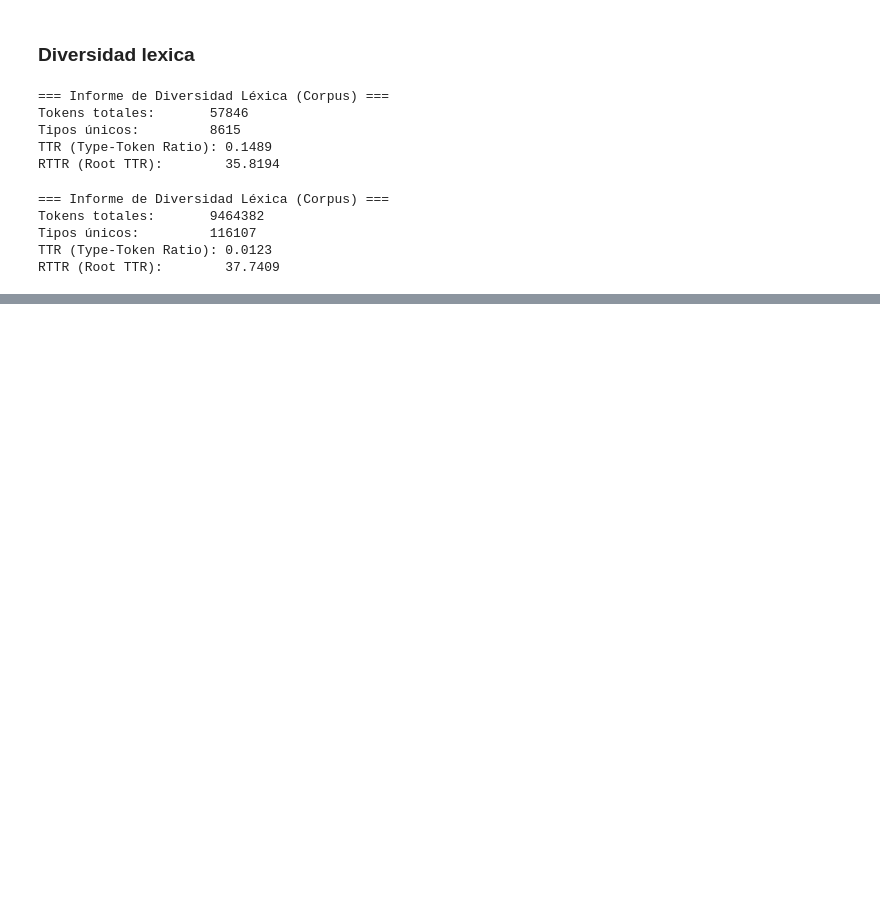
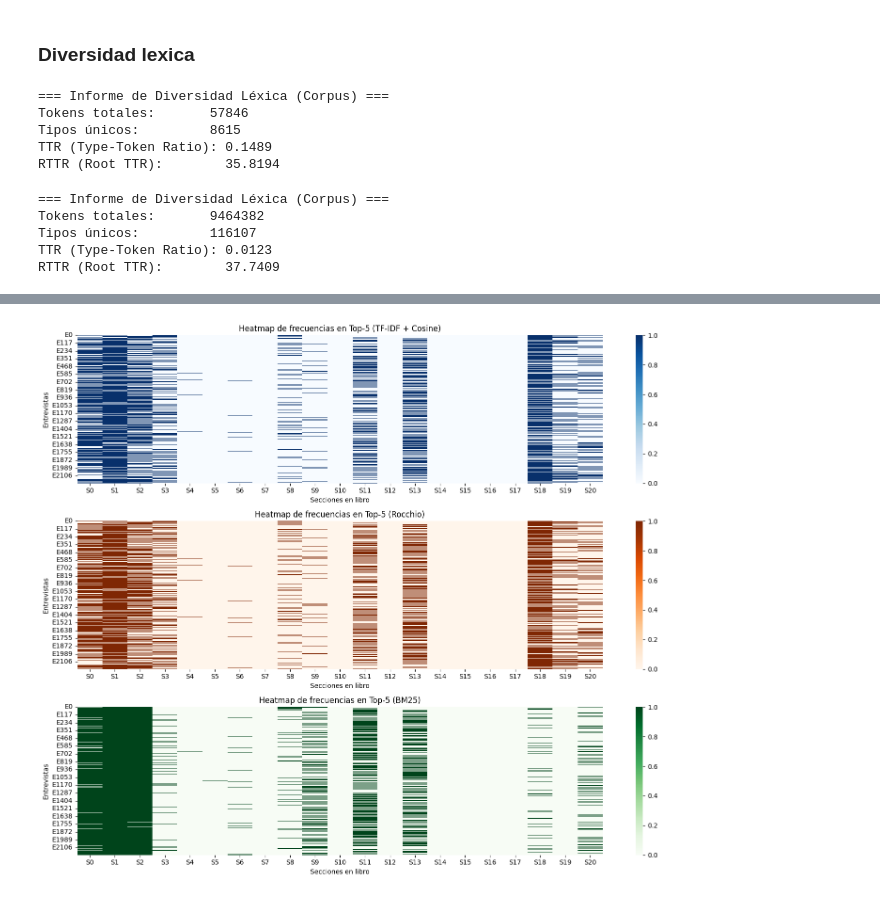
Before and after one commit to CristianCardozoAmin/procesamiento_lenguaje_natural_javer, a Jupyter notebook: taller_ir/notebooks/main_pipeline.ipynb, the cells around one changed output, grey strips where cells are left out. Cells and saved outputs as stored; diff of their text form; code cells hidden in the pictures; blank space fills up the shorter version.

```diff
--- a/taller_ir/notebooks/main_pipeline.ipynb
+++ b/taller_ir/notebooks/main_pipeline.ipynb
@@ -308,0 +437,10 @@ RTTR (Root TTR):        37.7409
+# %%
+def compute_similarities(doc):
+    # Transform single doc into TF-IDF using the trained vectorizer
+    response = tfidf.transform([doc])
+    # Cosine similarity vs. all docs in libro
+    sims = cosine_similarity(response, tfs)[0]  # [0] to flatten 2D → 1D array
+    return sims
+
+# Apply row by row
+df_testimonios["cosine_similarities"] = df_testimonios["contenido_texto"].apply(compute_similarities)
@@ -308,0 +810,32 @@ RTTR (Root TTR):        37.7409
+# %%
+cosine_count = build_top5_count_matrix(df_testimonios, "top_matches", len(df_libro))
+rocchio_count = build_top5_count_matrix(df_testimonios, "rocchio_top", len(df_libro))
+bm25_count   = build_top5_count_matrix(df_testimonios, "bm25_top", len(df_libro))
+# %%
+plt.figure(figsize=(15,12))
+
+# --- TF-IDF + Cosine ---
+plt.subplot(3,1,1)
+sns.heatmap(cosine_count, cmap="Blues", cbar=True, annot=False)
+plt.title("Heatmap de frecuencias en Top-5 (TF-IDF + Cosine)")
+plt.xlabel("Secciones en libro")
+plt.ylabel("Entrevistas")
+
+# --- Rocchio ---
+plt.subplot(3,1,2)
+sns.heatmap(rocchio_count, cmap="Oranges", cbar=True, annot=False)
+plt.title("Heatmap de frecuencias en Top-5 (Rocchio)")
+plt.xlabel("Secciones en libro")
+plt.ylabel("Entrevistas")
+
+# --- BM25 ---
+plt.subplot(3,1,3)
+sns.heatmap(bm25_count, cmap="Greens", cbar=True, annot=False)
+plt.title("Heatmap de frecuencias en Top-5 (BM25)")
+plt.xlabel("Secciones en libro")
+plt.ylabel("Entrevistas")
+
+plt.tight_layout()
+plt.show()
+# %% [output]
+[figure, added]
```
Also changed, not shown: parts of 38 cells of this notebook, 2 other files.
